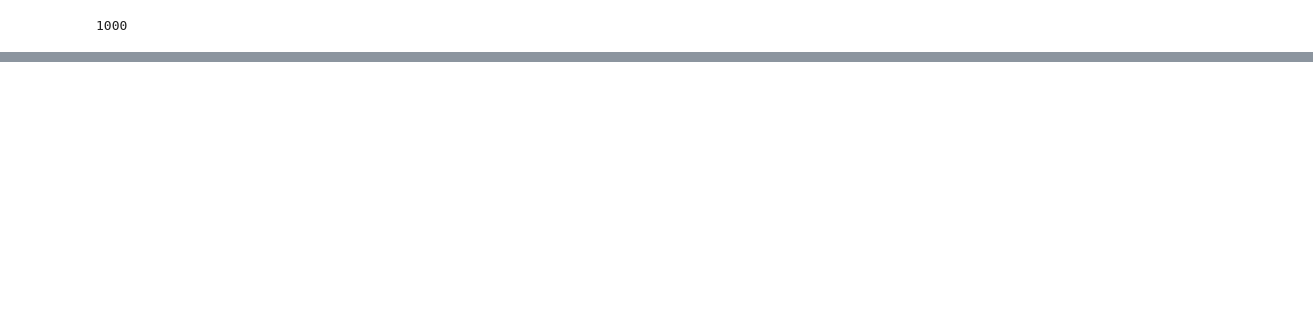
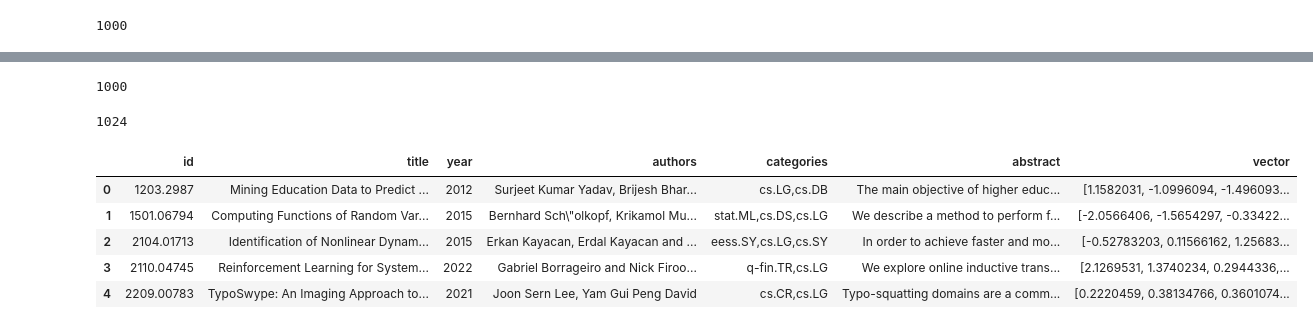
Before and after one commit to redis-developer/redis-arXiv-search, a Jupyter notebook: data/create-arxiv-embeddings.ipynb, the cells around one changed output, grey strips where cells are left out. Saved outputs shown, nothing was run; the diff lists cells and outputs as text; code cells hidden in the pictures; blank space fills up the shorter version.

```diff
--- a/data/create-arxiv-embeddings.ipynb
+++ b/data/create-arxiv-embeddings.ipynb
@@ -237,0 +260,34 @@ export(provider, df)
+# %%
+import cohere
+
+provider = "cohere"
+model_name = "small"
+co = cohere.Client("YOUR API KEY HERE")
+
+
+def batch_embed(texts, model, batch_size=480):
+   embeddings = []
+   for start_idx in range(0, len(texts), batch_size):
+       embeddings.extend(co.embed(texts[start_idx:start_idx+batch_size], model=model).embeddings)
+   return embeddings
+# %%
+embeddings = batch_embed(texts, model=model_name)
+# %%
+len(embeddings)
+# %% [output]
+1000
+# %%
+len(embeddings[0])
+# %% [output]
+1024
+# %%
+df['vector'] = embeddings
+# %%
+df.head()
+# %% [output]
+|  | id | title | year | authors | categories | abstract | vector |
+| 0 | 1203.2987 | Mining Education Data to Predict ... | 2012 | Surjeet Kumar Yadav, Brijesh Bhar... | cs.LG,cs.DB | The main objective of higher educ... | [1.1582031, -1.0996094, -1.496093... |
+| 1 | 1501.06794 | Computing Functions of Random Var... | 2015 | Bernhard Sch\"olkopf, Krikamol Mu... | stat.ML,cs.DS,cs.LG | We describe a method to perform f... | [-2.0566406, -1.5654297, -0.33422... |
+| 2 | 2104.01713 | Identification of Nonlinear Dynam... | 2015 | Erkan Kayacan, Erdal Kayacan and ... | eess.SY,cs.LG,cs.SY | In order to achieve faster and mo... | [-0.52783203, 0.11566162, 1.25683... |
+| 3 | 2110.04745 | Reinforcement Learning for System... | 2022 | Gabriel Borrageiro and Nick Firoo... | q-fin.TR,cs.LG | We explore online inductive trans... | [2.1269531, 1.3740234, 0.2944336,... |
+| 4 | 2209.00783 | TypoSwype: An Imaging Approach to... | 2021 | Joon Sern Lee, Yam Gui Peng David | cs.CR,cs.LG | Typo-squatting domains are a comm... | [0.2220459, 0.38134766, 0.3601074... |
```
Also changed, not shown: parts of 7 cells of this notebook, 10 other files.
